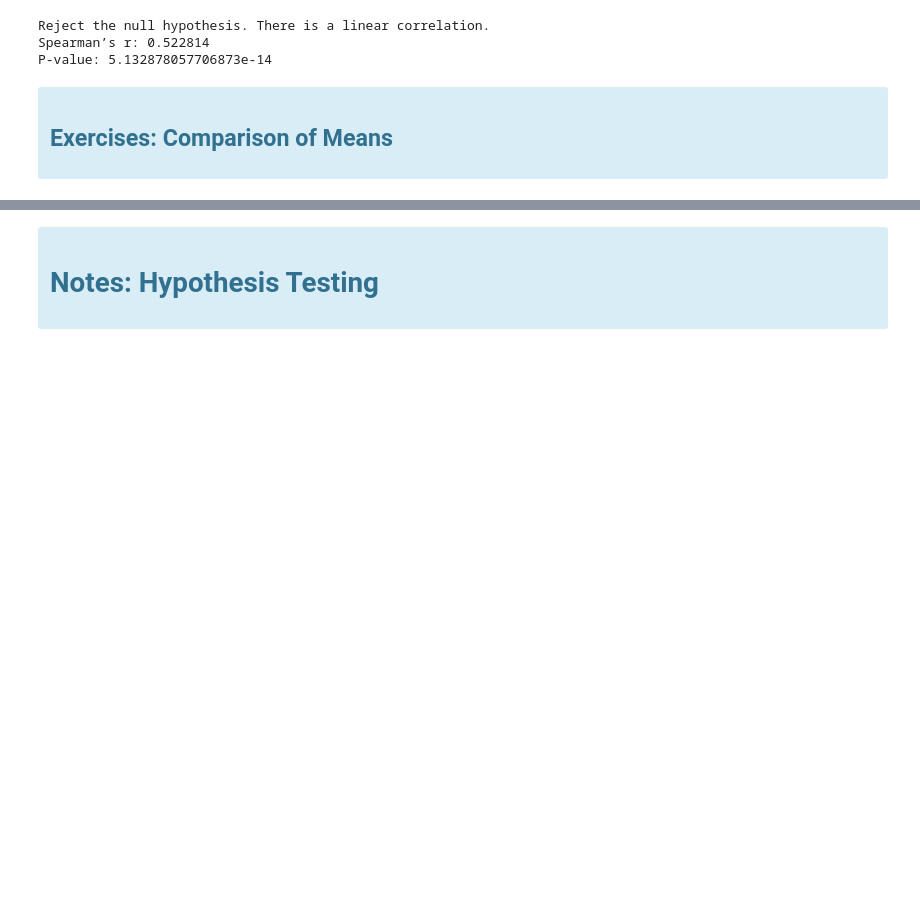
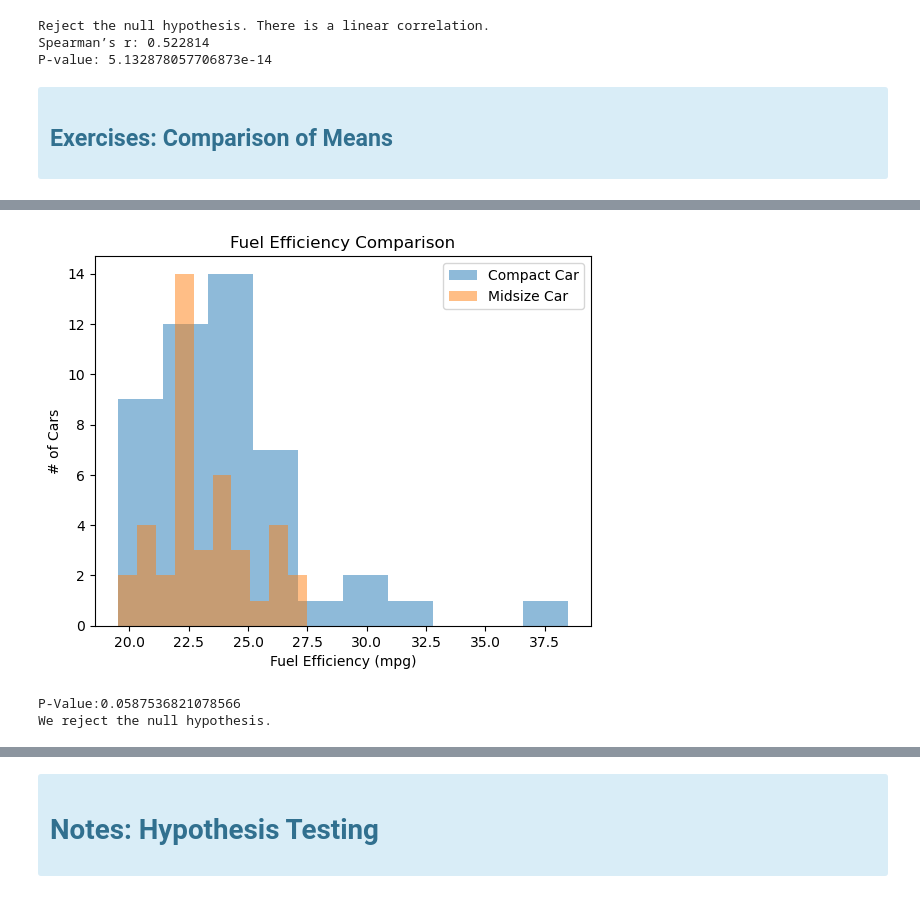
Before and after one commit to Zacharia-Schmitz/statistics-exercises, a Jupyter notebook: hypothesis_testing.ipynb, the cells around one changed output, grey strips where cells are left out. Cells and saved outputs as stored; diff of their text form; code cells hidden in the pictures; blank space fills up the shorter version.

```diff
--- a/hypothesis_testing.ipynb
+++ b/hypothesis_testing.ipynb
@@ -521,0 +620,31 @@ stats.ttest_ind_from_stats?
+# %%
+# Plot the two data sets
+dfcomp = mpg[mpg['class'] == 'compact']['fuel_efficiency']
+
+dfmid = mpg[mpg['class'] == 'midsize']['fuel_efficiency']
+
+plt.hist(dfcomp, alpha=0.5, label='Compact Car')
+plt.hist(dfmid, alpha=0.5, label='Midsize Car')
+plt.title('Fuel Efficiency Comparison')
+plt.xlabel('Fuel Efficiency (mpg)')
+plt.ylabel('# of Cars')
+plt.legend()
+plt.show()
+
+# Normal enough to me.
+# %% [output]
+[figure, added]
+# %%
+t, p = stats.ttest_ind(dfcomp, dfmid)
+
+print(f'P-Value:{p}')
+
+if p/2 > alpha:
+    print("We fail to reject the null hypothesis.")
+elif t < 0:
+    print("We fail to reject null hypothesis.")
+else:
+    print("We reject the null hypothesis.")
+# %% [output]
+P-Value:0.0587536821078566
+We reject the null hypothesis.
```
Also changed, not shown: parts of 18 cells of this notebook.
